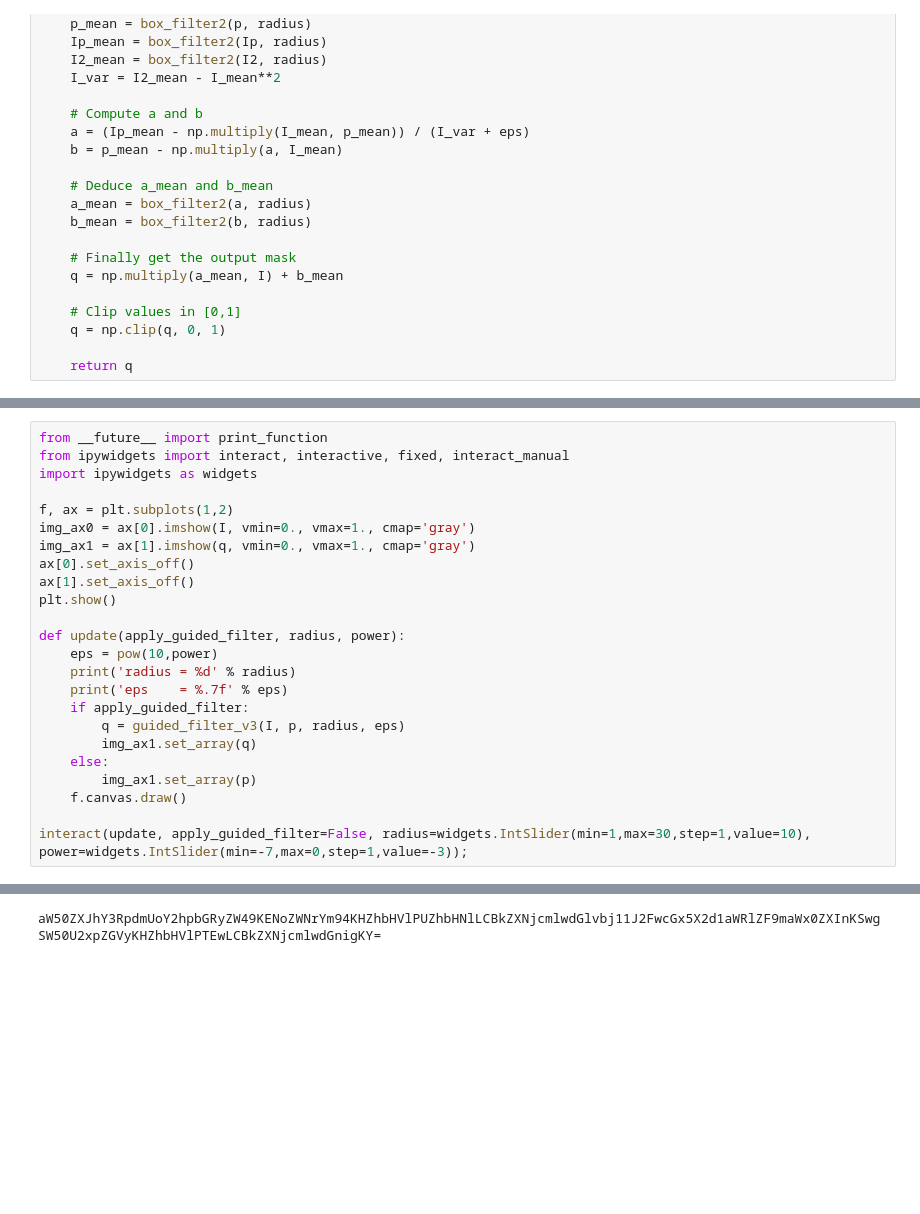
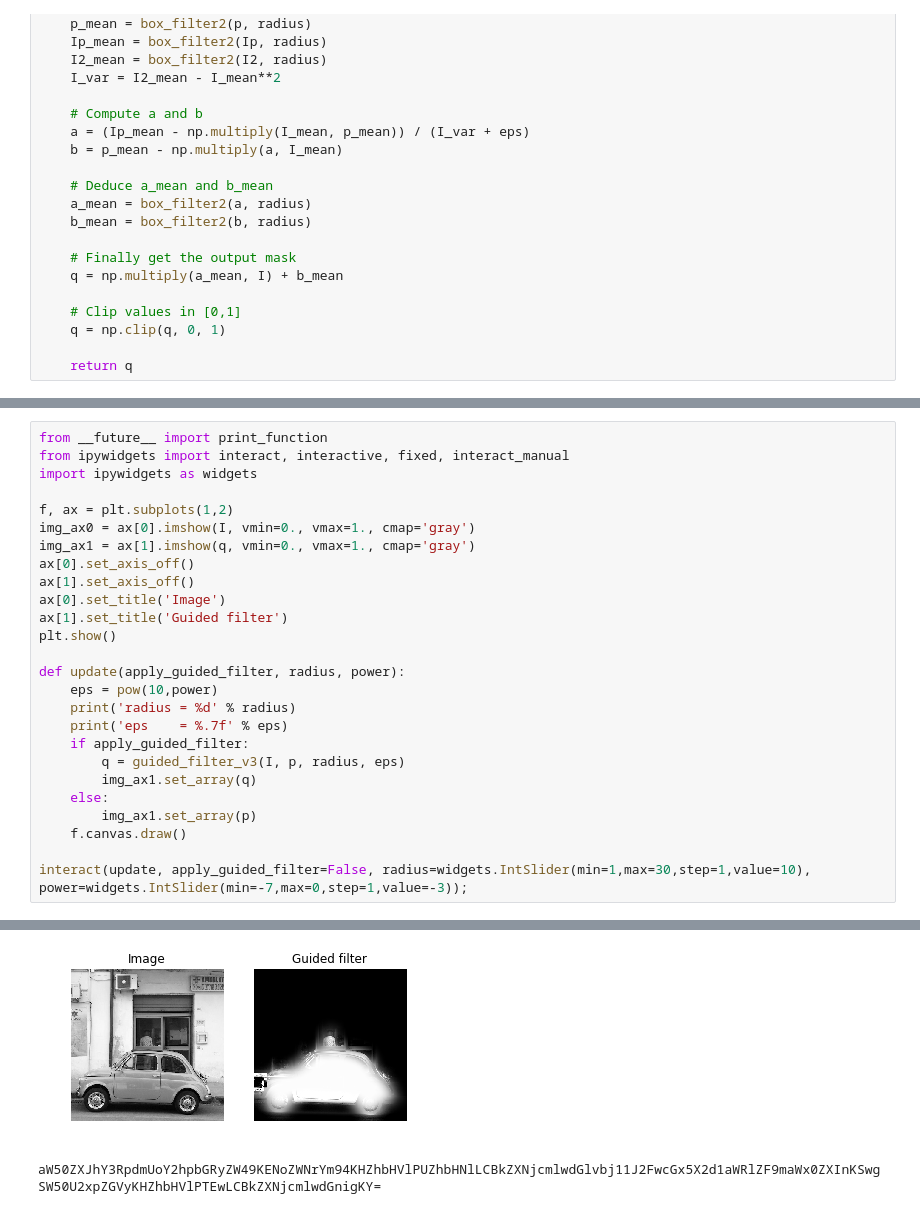
Before and after one commit to matthieurouif/filter_segmentation, a Jupyter notebook: guided_filter/guided_filter.ipynb, the cells around one changed output, grey strips where cells are left out. Cells and saved outputs as stored; diff of their text form; blank space fills up the shorter version.

```diff
--- a/guided_filter/guided_filter.ipynb
+++ b/guided_filter/guided_filter.ipynb
@@ -89,6 +96,8 @@ img_ax0 = ax[0].imshow(I, vmin=0., vmax=1., cmap='gray')
 img_ax1 = ax[1].imshow(q, vmin=0., vmax=1., cmap='gray')
 ax[0].set_axis_off()
 ax[1].set_axis_off()
+ax[0].set_title('Image')
+ax[1].set_title('Guided filter')
 plt.show()
 
 def update(apply_guided_filter, radius, power):
@@ -109 +116,2 @@ interact(update, apply_guided_filter=False, radius=widgets.IntSlider(min=1,max=3
+[figure, added]
 aW50ZXJhY3RpdmUoY2hpbGRyZW49KENoZWNrYm94KHZhbHVlPUZhbHNlLCBkZXNjcmlwdGlvbj11J2FwcGx5X2d1aWRlZF9maWx0ZXInKSwgSW50U2xpZGVyKHZhbHVlPTEwLCBkZXNjcmlwdGnigKY=
```
Also changed, not shown: parts of 2 cells of this notebook, 2 other files.
